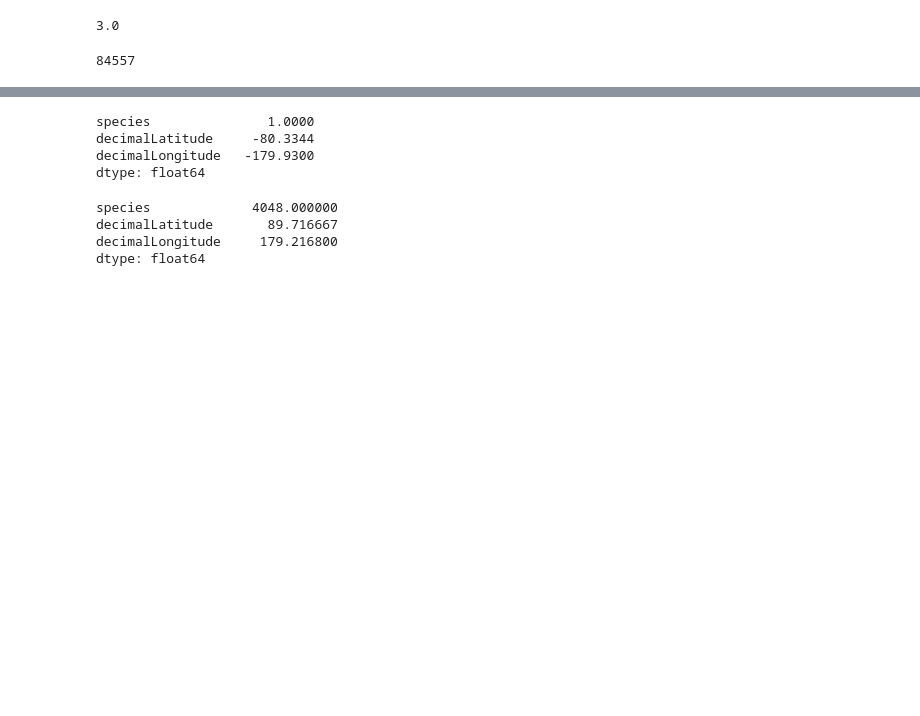
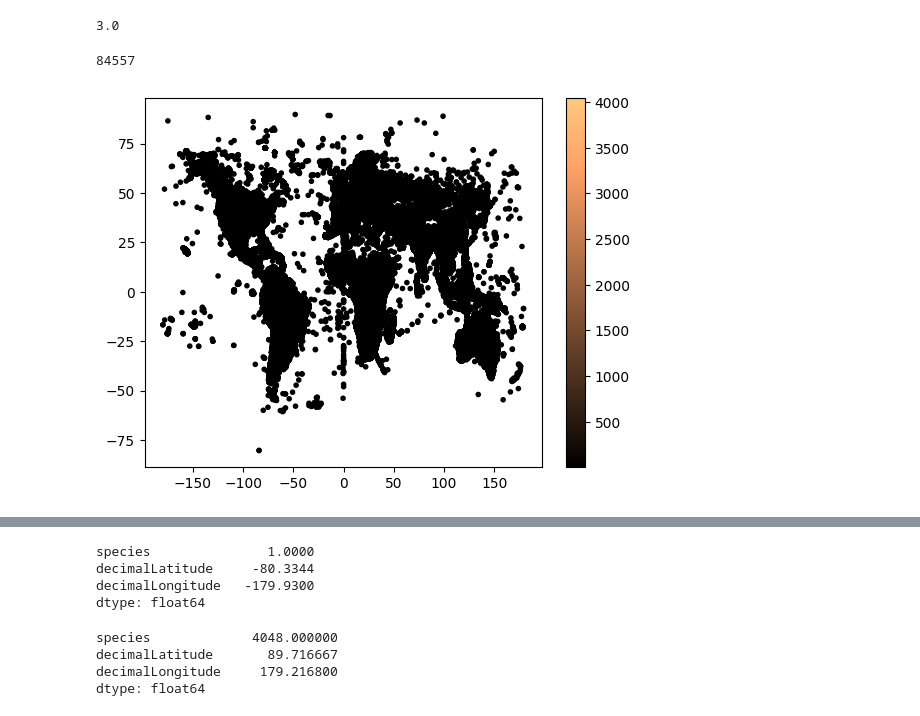
Before and after one commit to thomasghobril/apparitionAgriculture, a Jupyter notebook: biodiversity/plantspecies.ipynb, the cells around one changed output, grey strips where cells are left out. Cells and saved outputs as stored; diff of their text form; code cells hidden in the pictures; blank space fills up the shorter version.

```diff
--- a/biodiversity/plantspecies.ipynb
+++ b/biodiversity/plantspecies.ipynb
@@ -113,4 +114,14 @@ def color(nbSpecies):
     else:
         return colors[7]
 coordinateColors = [color(int(nbSpecies)) for nbSpecies in plantSpeciesGroupByCoordinatesArray[:,0]]
+# %%
+cm = plt.cm.get_cmap('copper')
+sct = plt.scatter(plantSpeciesGroupByCoordinatesArray[:,2],
+        plantSpeciesGroupByCoordinatesArray[:,1],
+        c=plantSpeciesGroupByCoordinatesArray[:,0],
+        marker=".", cmap=cm)
+plt.colorbar(sct, orientation="vertical")
+plt.show()
+# %% [output]
+[figure, added]
 # %%
```
Also changed, not shown: parts of 2 cells of this notebook.
